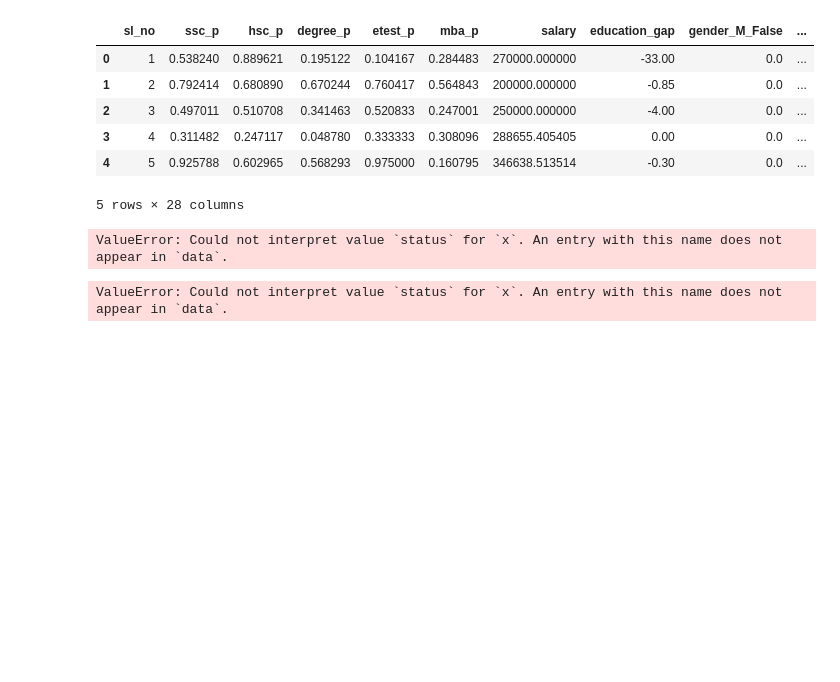
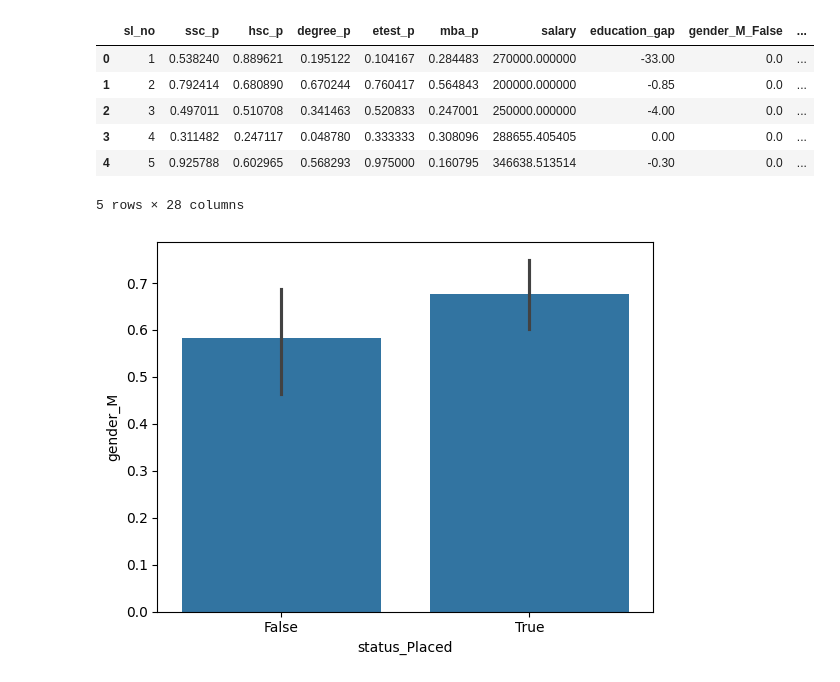
Before and after one commit to Pranav-Marwaha-73/O7-test, a Jupyter notebook: Data.ipynb, the cells around one changed output. Drawn from its saved outputs; the diff is of its cells as text; code cells hidden in the pictures; blank space fills up the shorter version.

```diff
--- a/Data.ipynb
+++ b/Data.ipynb
@@ -270,16 +270,9 @@ df_encoded.head()
 # %%
 # EDA between gender and placement status
 import seaborn as sns
 import matplotlib.pyplot as plt
-sns.countplot(x='status', hue='gender', data=df_encoded)
+sns.barplot( data=data ,x='status_Placed', y="gender_M")
 
 plt.show()
 # %% [output]
-ValueError: Could not interpret value `status` for `x`. An entry with this name does not appear in `data`.
+[figure, added]
-# %%
-# Graph between board of placememt (SSC_B and HSC_B) and placement status
-sns.countplot(x='status', hue='ssc_b', data=df_encoded)
-sns.countplot(x='status', hue='hsc_b', data=df_encoded)
-plt.show()
-# %% [output]
-ValueError: Could not interpret value `status` for `x`. An entry with this name does not appear in `data`.
```
Also changed, not shown: parts of 3 cells of this notebook.
